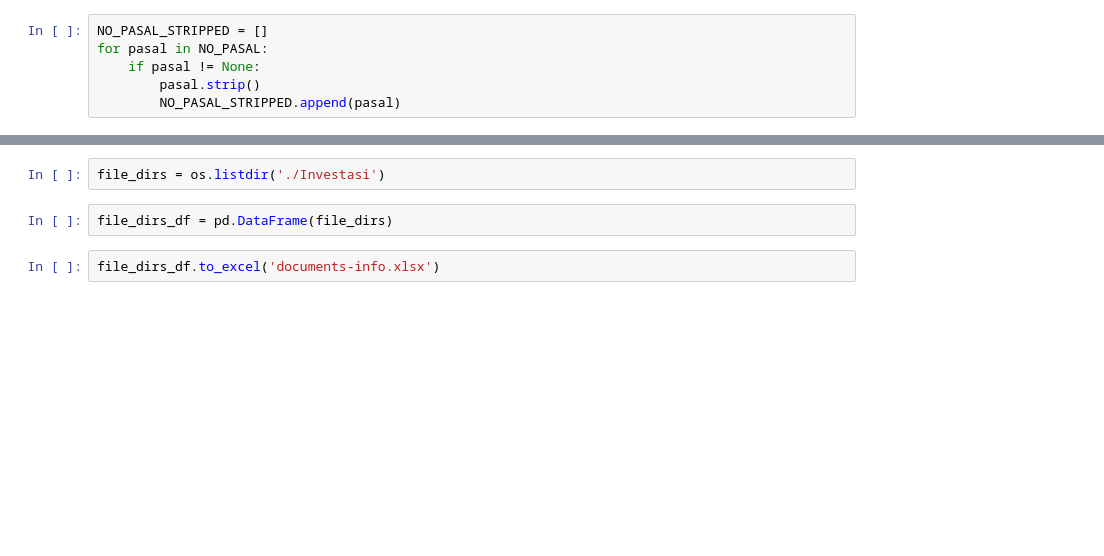
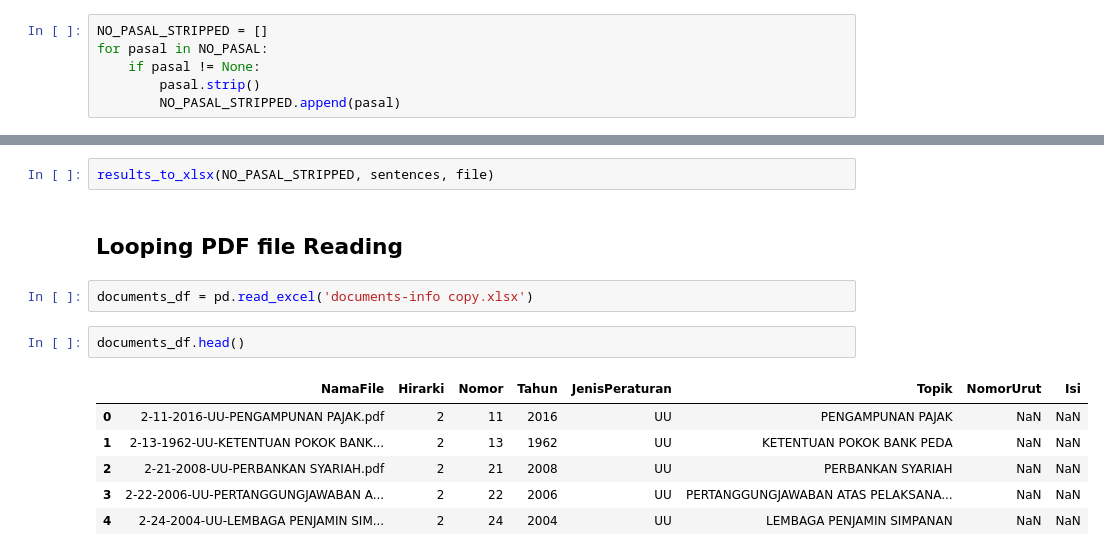
Before and after one commit to rsoedarnadi/bdc-team4, a Jupyter notebook: Semifinal/read UU pdf files.ipynb, the cells around one changed output, grey strips where cells are left out. Cells and saved outputs as stored; diff of their text form; blank space fills up the shorter version.

```diff
--- a/Semifinal/read UU pdf files.ipynb
+++ b/Semifinal/read UU pdf files.ipynb
@@ -164,6 +89,15 @@ import pandas as pd
-# %%
-file_dirs = os.listdir('./Investasi')
-# %%
-file_dirs_df = pd.DataFrame(file_dirs)
+# %%
+results_to_xlsx(NO_PASAL_STRIPPED, sentences, file)
+# %% [markdown]
+## Looping PDF file Reading
 # %%
-file_dirs_df.to_excel('documents-info.xlsx')
+documents_df = pd.read_excel('documents-info copy.xlsx')
+# %%
+documents_df.head()
+# %% [output]
+|  | NamaFile | Hirarki | Nomor | Tahun | JenisPeraturan | Topik | NomorUrut | Isi |
+| 0 | 2-11-2016-UU-PENGAMPUNAN PAJAK.pdf | 2 | 11 | 2016 | UU | PENGAMPUNAN PAJAK | NaN | NaN |
+| 1 | 2-13-1962-UU-KETENTUAN POKOK BANK... | 2 | 13 | 1962 | UU | KETENTUAN POKOK BANK PEDA | NaN | NaN |
+| 2 | 2-21-2008-UU-PERBANKAN SYARIAH.pdf | 2 | 21 | 2008 | UU | PERBANKAN SYARIAH | NaN | NaN |
+| 3 | 2-22-2006-UU-PERTANGGUNGJAWABAN A... | 2 | 22 | 2006 | UU | PERTANGGUNGJAWABAN ATAS PELAKSANA... | NaN | NaN |
+| 4 | 2-24-2004-UU-LEMBAGA PENJAMIN SIM... | 2 | 24 | 2004 | UU | LEMBAGA PENJAMIN SIMPANAN | NaN | NaN |
```
Also changed, not shown: parts of 22 cells of this notebook.
